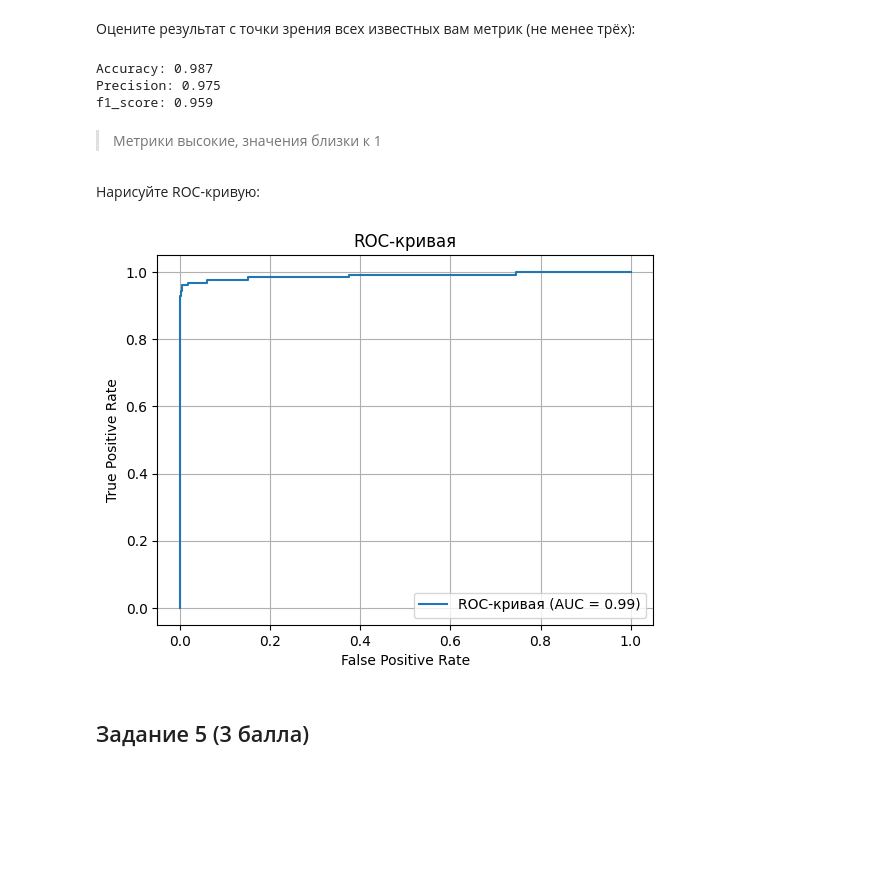
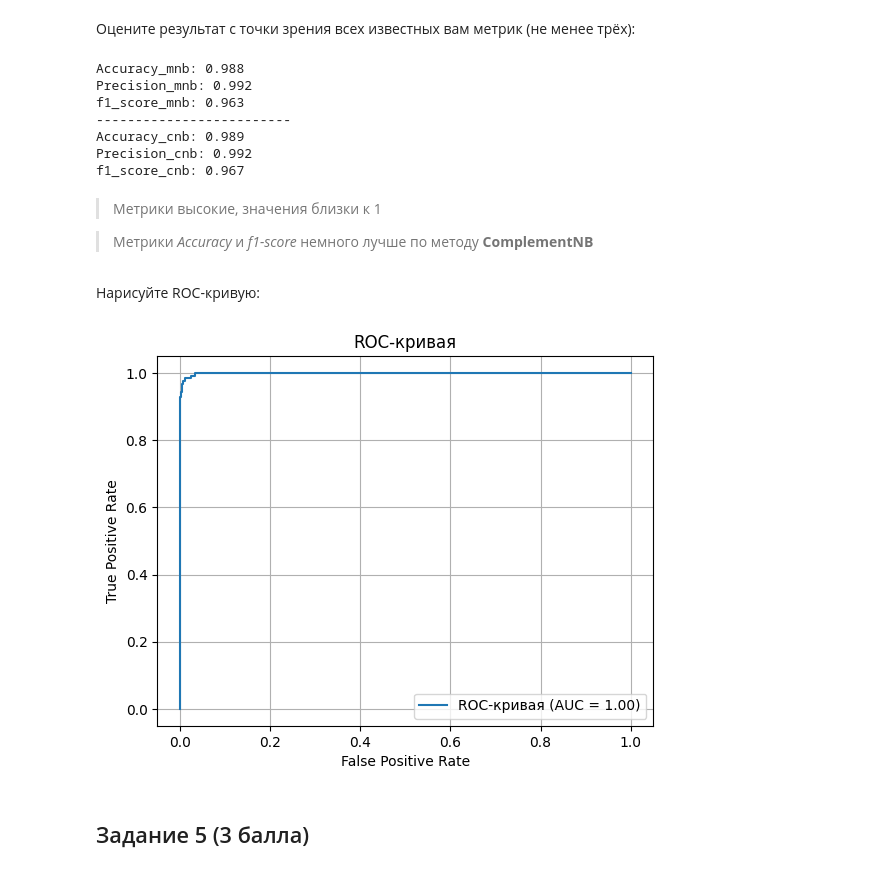
Before and after one commit to Fedgun/My_repository, a Jupyter notebook: Skillfactory/47. MATH&ML-7. Теория вероятностей в контексте наивного байесовского классификатора/SGA_unit6_NBC.ipynb, the cells around one changed output. Drawn from its saved outputs; the diff is of its cells as text; code cells hidden in the pictures; blank space fills up the shorter version.

```diff
--- a/Skillfactory/47. MATH&ML-7. Теория вероятностей в контексте наивного байесовского классификатора/SGA_unit6_NBC.ipynb
+++ b/Skillfactory/47. MATH&ML-7. Теория вероятностей в контексте наивного байесовского классификатора/SGA_unit6_NBC.ipynb
@@ -111,47 +138,62 @@ print(f'распределение тренировочной выборки {ro
 # %%
 #ваш код здесь
 
-clf = MultinomialNB(alpha=0.01)
-clf.fit(X_train, y_train)
+mnb = MultinomialNB(alpha=0.01)
+mnb.fit(X_train, y_train)
 
-y_test_pred = clf.predict(X_test)
+y_test_pred_mnb = mnb.predict(X_test)
+# %%
+cnb = ComplementNB(alpha=0.01)
+cnb.fit(X_train, y_train)
+
+y_test_pred_cnb = cnb.predict(X_test)
 # %% [markdown]
 Оцените результат с точки зрения всех известных вам метрик (не менее трёх):
 # %%
 #ваш код здесь
 
-print(f"Accuracy: {round(accuracy_score(y_test, y_test_pred),3)}")
-print(f"Рrecision: {round(precision_score(y_test, y_test_pred),3)}")
-print(f"f1_score: {round(f1_score(y_test, y_test_pred),3)}")
+print(f"Accuracy_mnb: {round(accuracy_score(y_test, y_test_pred_mnb),3)}")
+print(f"Рrecision_mnb: {round(precision_score(y_test, y_test_pred_mnb),3)}")
+print(f"f1_score_mnb: {round(f1_score(y_test, y_test_pred_mnb),3)}")
+print('-------------------------')
+print(f"Accuracy_cnb: {round(accuracy_score(y_test, y_test_pred_cnb),3)}")
+print(f"Рrecision_cnb: {round(precision_score(y_test, y_test_pred_cnb),3)}")
+print(f"f1_score_cnb: {round(f1_score(y_test, y_test_pred_cnb),3)}")
 # %% [output]
-Accuracy: 0.987
-Рrecision: 0.975
-f1_score: 0.959
+Accuracy_mnb: 0.988
+Рrecision_mnb: 0.992
+f1_score_mnb: 0.963
+-------------------------
+Accuracy_cnb: 0.989
+Рrecision_cnb: 0.992
+f1_score_cnb: 0.967
 # %% [markdown]
 > Метрики высокие, значения близки к 1
+
+> Метрики *Accuracy* и *f1-score* немного лучше по методу **ComplementNB**
 # %% [markdown]
 Нарисуйте ROC-кривую:
 # %%
 #ваш код здесь
 
 # Получение вероятностей для положительного класса
-y_proba = clf.predict_proba(X_test)[:, 1]
+y_proba = cnb.predict_proba(X_test)[:, 1]
 
 # Вычисление координат ROC-кривой
 fpr, tpr, thresholds = roc_curve(y_test, y_proba)
 roc_auc = auc(fpr, tpr)
 
 # Построение графика
 plt.figure()
 plt.plot(fpr, tpr, label='ROC-кривая (AUC = %0.2f)' % roc_auc)
 plt.xlabel('False Positive Rate')
 plt.ylabel('True Positive Rate')
 plt.title('ROC-кривая')
 plt.legend(loc='lower right')
 plt.grid()
 plt.show()
 # %% [output]
-[figure, old version]
+[figure, new version]
 # %% [markdown]
 ## Задание 5 (3 балла)
 # %% [markdown]
```
Also changed, not shown: parts of 7 cells of this notebook.
